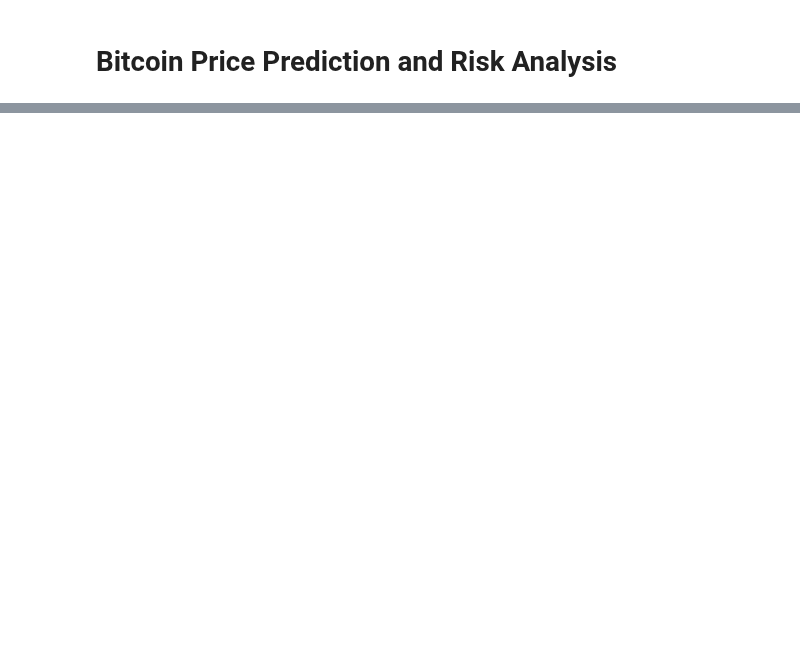
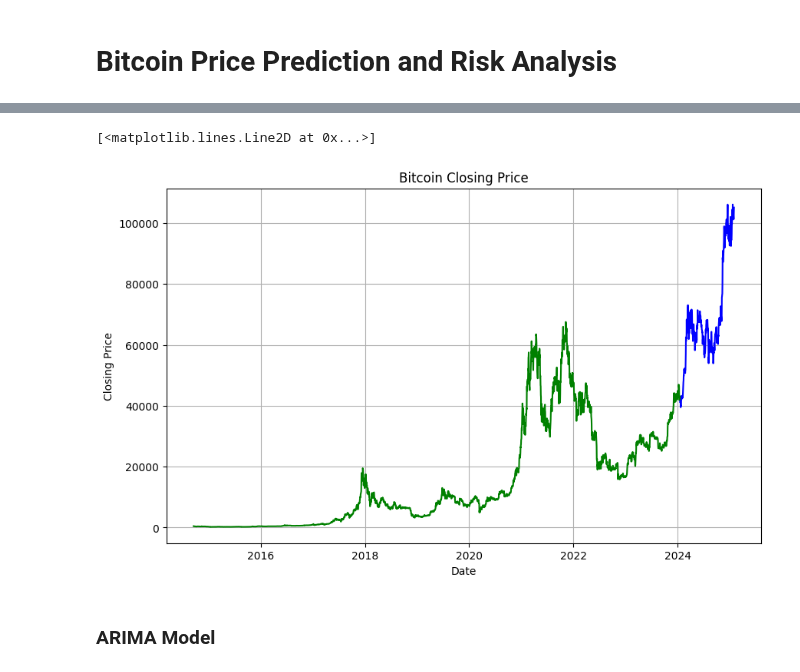
Before and after one commit to bonareri/Cryptocurrency-Price-Prediction-, a Jupyter notebook: Bitcoin_Price_Prediction.ipynb, the cells around one changed output, grey strips where cells are left out. Saved outputs shown, nothing was run; the diff lists cells and outputs as text; code cells hidden in the pictures; blank space fills up the shorter version.

```diff
--- a/Bitcoin_Price_Prediction.ipynb
+++ b/Bitcoin_Price_Prediction.ipynb
@@ -15,0 +136,3 @@ from tensorflow.keras.models import Sequential
+# %%
+# renamnimg the close column to close_price
+df = df.rename(columns={'Close': 'close_price'})
@@ -15,0 +207,19 @@ from tensorflow.keras.models import Sequential
+# %%
+to_row = int(len(df)*0.9)
+
+training_data = list(df[0:to_row]['close_price'])
+testing_data = list(df[to_row:]['close_price'])
+# %%
+#split data into train and test set
+plt.figure(figsize=(10, 6))
+plt.grid(True)
+plt.xlabel('Date')
+plt.ylabel('Closing Price')
+plt.title('Bitcoin Closing Price')
+plt.plot(df[0:to_row]['close_price'], 'green',  label='Training Data')
+plt.plot(df[to_row:]['close_price'], 'blue', label='Testing Data')
+# %% [output]
+[<matplotlib.lines.Line2D at 0x...>]
+[figure, added]
+# %% [markdown]
+### ARIMA Model
```
Also changed, not shown: parts of 41 cells of this notebook.
